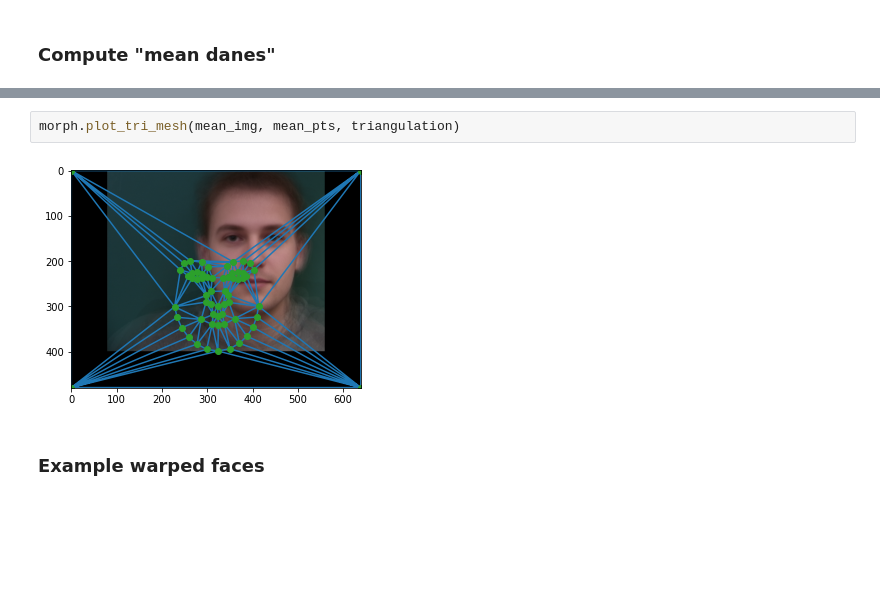
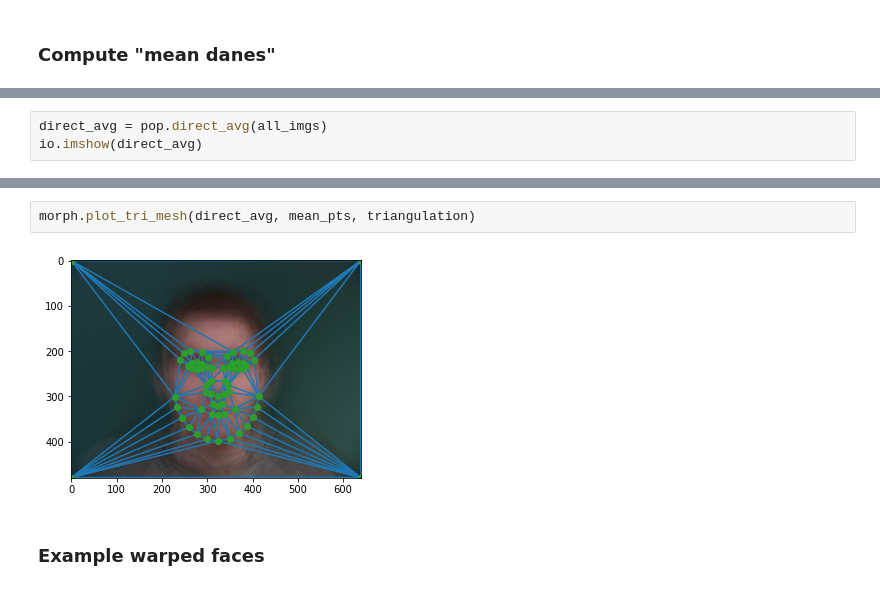
Before and after one commit to aprilsin/cs194-proj3, a Jupyter notebook: CS194 Proj3.ipynb, the cells around one changed output, grey strips where cells are left out. Cells and saved outputs as stored; diff of their text form; blank space fills up the shorter version.

```diff
--- a/CS194 Proj3.ipynb
+++ b/CS194 Proj3.ipynb
@@ -231 +248,4 @@ io.imshow(mean_img)
 [figure]
+# %%
+direct_avg = pop.direct_avg(all_imgs)
+io.imshow(direct_avg)
@@ -232,7 +255,7 @@ io.imshow(mean_img)
 # %%
-morph.plot_tri_mesh(mean_img, mean_pts, triangulation)
+morph.plot_tri_mesh(direct_avg, mean_pts, triangulation)
 # %% [output]
-[figure, old version]
+[figure, new version]
 # %% [markdown]
 ### Example warped faces
 # %%
```
Also changed, not shown: parts of 7 cells of this notebook, 7 other files.
